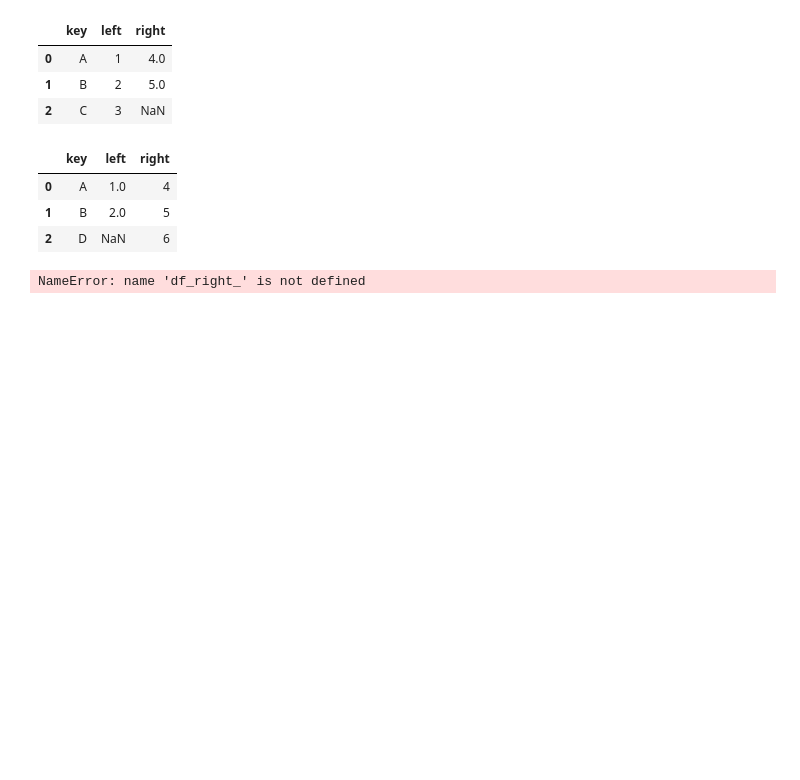
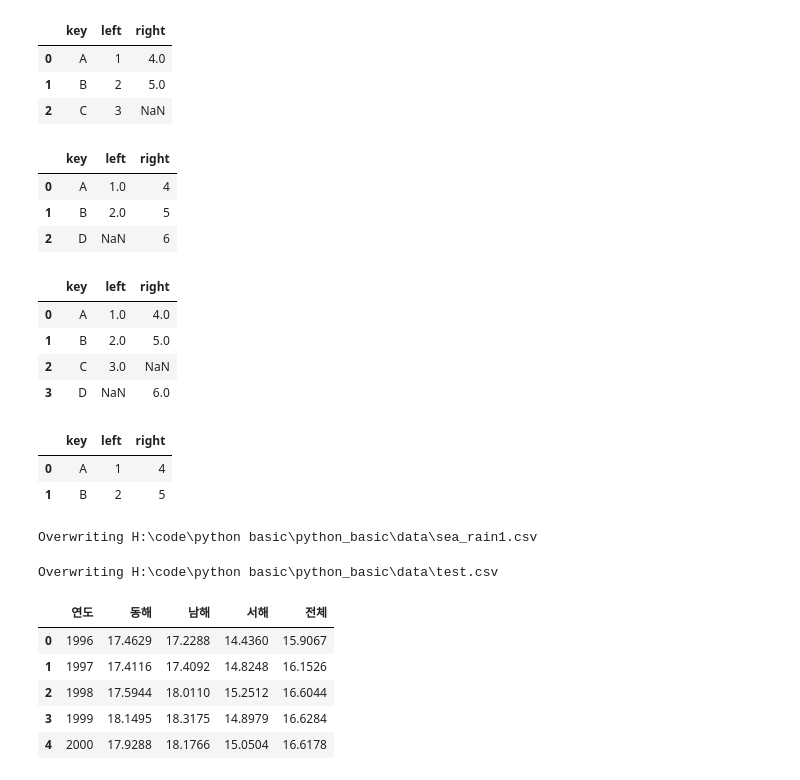
Before and after one commit to less927/python_basic, a Jupyter notebook: 데이터 분석 패키지.ipynb, the cells around one changed output. Cells and saved outputs as stored; diff of their text form; code cells hidden in the pictures; blank space fills up the shorter version.

```diff
--- a/데이터 분석 패키지.ipynb
+++ b/데이터 분석 패키지.ipynb
@@ -1063,6 +1063,10 @@ df_left.merge(df_right, how = 'right', on = 'key')
 | 1 | B | 2.0 | 5 |
 | 2 | D | NaN | 6 |
 # %%
-df_left.merge(df_right_, how = ''
+df_left.merge(df_right, how = 'outer', on = 'key')
 # %% [output]
-NameError: name 'df_right_' is not defined
+|  | key | left | right |
+| 0 | A | 1.0 | 4.0 |
+| 1 | B | 2.0 | 5.0 |
+| 2 | C | 3.0 | NaN |
+| 3 | D | NaN | 6.0 |
@@ -1070,0 +1073,6 @@ df_left.merge(df_right_
+# %%
+df_left.merge(df_right, how = 'inner', on = 'key')
+# %% [output]
+|  | key | left | right |
+| 0 | A | 1 | 4 |
+| 1 | B | 2 | 5 |
@@ -1070,0 +1085,27 @@ df_left.merge(df_right_
+# %%
+%%writefile "H:\code\python basic\python_basic\data\sea_rain1.csv"
+연도, 동해, 남해, 서해, 전체
+1996,17.4629,17.2288,14.436,15.9067
+1997,17.4116,17.4092,14.8248,16.1526
+1998,17.5944,18.011,15.2512,16.6044
+1999,18.1495,18.3175,14.8979,16.6284
+2000,17.9288,18.1766,15.0504,16.6178
+# %% [output]
+Overwriting H:\code\python basic\python_basic\data\sea_rain1.csv
+# %%
+%%writefile "H:\code\python basic\python_basic\data\test.csv"
+
+ddd
+# %% [output]
+Overwriting H:\code\python basic\python_basic\data\test.csv
+# %%
+import pandas as pd
+
+pd.read_csv("H:/code/python basic/python_basic/data/sea_rain1.csv")
+# %% [output]
+|  | 연도 | 동해 | 남해 | 서해 | 전체 |
+| 0 | 1996 | 17.4629 | 17.2288 | 14.4360 | 15.9067 |
+| 1 | 1997 | 17.4116 | 17.4092 | 14.8248 | 16.1526 |
+| 2 | 1998 | 17.5944 | 18.0110 | 15.2512 | 16.6044 |
+| 3 | 1999 | 18.1495 | 18.3175 | 14.8979 | 16.6284 |
+| 4 | 2000 | 17.9288 | 18.1766 | 15.0504 | 16.6178 |
```
Also changed, not shown: parts of 14 cells of this notebook.
